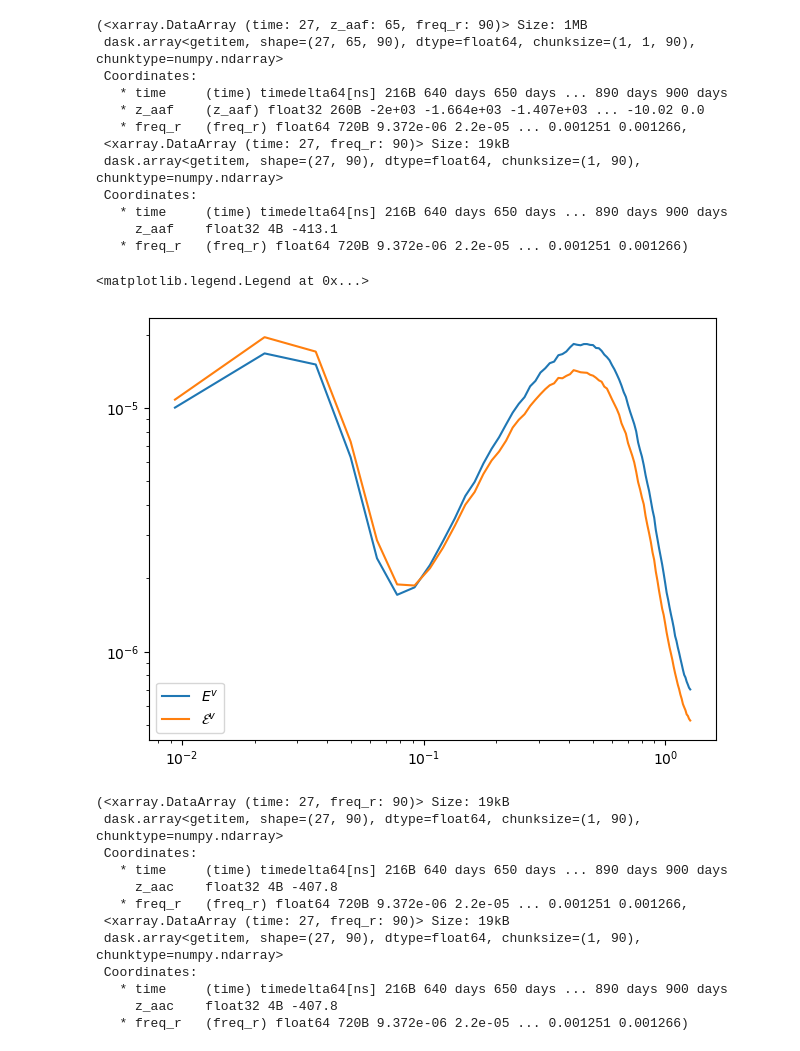
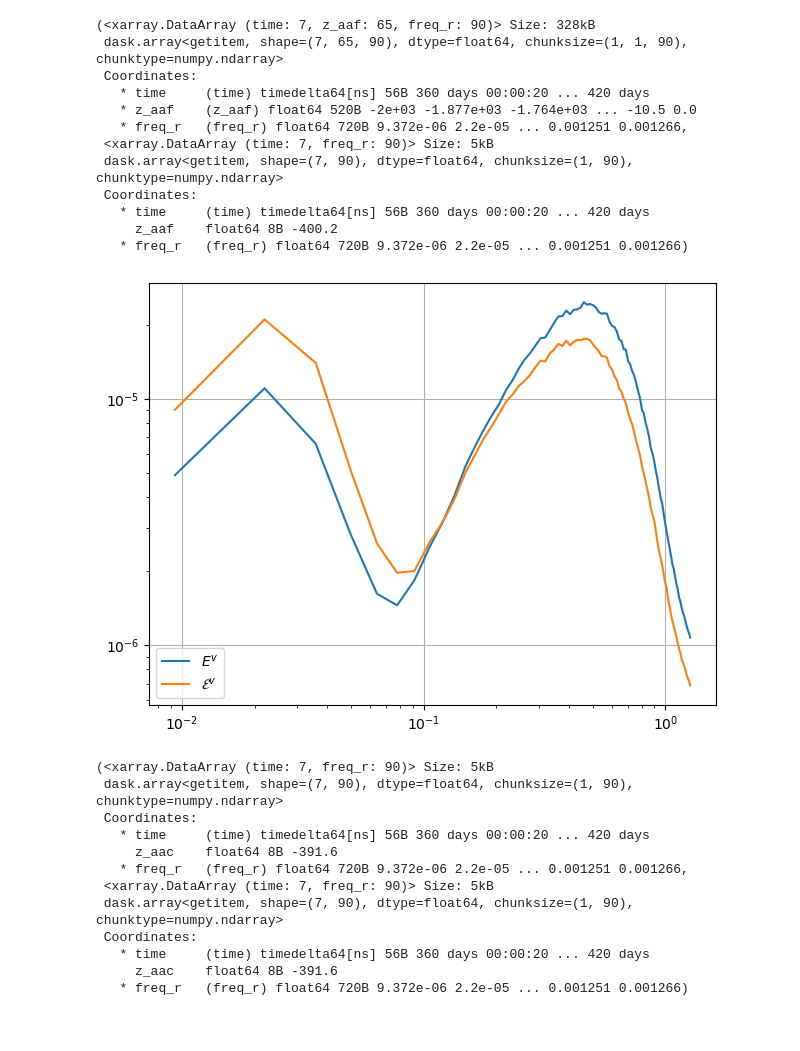
Before and after one commit to roxyboy/LES_ResidualEddies, a Jupyter notebook: Spectra.ipynb, the cells around one changed output. Cells and saved outputs as stored; diff of their text form; code cells hidden in the pictures.

```diff
--- a/Spectra.ipynb
+++ b/Spectra.ipynb
@@ -30,7 +24,7 @@ bdir = "/app/Oceananigans/barotropic/"
 dt = 20.
 f0 = 1e-4
 
-iiter = 4
+iiter = 2
 # ds = xr.open_zarr(op.join(ddir,
 #             "ocean_wind_mixing_and_convection/bottom-drag/Z1km/"
 #             + "384x384x64/Q200/output.%04d.zarr" % iiter
@@ -38,7 +32,7 @@ iiter = 4
 #                  )
 ds = xr.open_dataset(op.join(ddir,
                      "ocean_wind_mixing_and_convection/"
-                     + "bottom-drag/Z2km/512x512x64/Q200/spinup.%04d.nc"
+                     + "bottom-drag/Z2km/512x512x64/Q200/spinup.v1.12.%04d.nc"
                              % iiter
                             ),
                      chunks={"z_aaf":-1,"z_aac":-1,
@@ -83,5 +77,6 @@ To opt-in to future behavior, set `decode_timedelta=False`.
    * center   z_aac --> outer
    * outer    z_aaf --> center)
 # %%
-ds.isel(z_aac=23)
+izc = 32
+ds.isel(z_aac=izc)
 # %% [output]
@@ -177,8 +172,6 @@ vp = (ds.v - ds.v.mean("time")
      ).chunk({"z_aac":1,"y_afa":-1,"x_caa":-1})
 wp = (ds.w - ds.w.mean("time")
      ).chunk({"z_aaf":-1,"y_aca":-1, "x_caa":-1})
-# %%
-izc = 23
 # %%
 Fup = xrft.isotropic_power_spectrum(up,
                                     dim=["y_aca","x_faa"], detrend="constant",
@@ -235,29 +227,29 @@ Fws = xrft.isotropic_power_spectrum(dspp.wflat.isel(z_aaf=izc),
                                    )
 Fwp, Fws
 # %% [output]
-(<xarray.DataArray (time: 27, z_aaf: 65, freq_r: 90)> Size: 1MB
- dask.array<getitem, shape=(27, 65, 90), dtype=float64, chunksize=(1, 1, 90), chunktype=numpy.ndarray>
+(<xarray.DataArray (time: 7, z_aaf: 65, freq_r: 90)> Size: 328kB
+ dask.array<getitem, shape=(7, 65, 90), dtype=float64, chunksize=(1, 1, 90), chunktype=numpy.ndarray>
  Coordinates:
-   * time     (time) timedelta64[ns] 216B 640 days 650 days ... 890 days 900 days
-   * z_aaf    (z_aaf) float32 260B -2e+03 -1.664e+03 -1.407e+03 ... -10.02 0.0
+   * time     (time) timedelta64[ns] 56B 360 days 00:00:20 ... 420 days
+   * z_aaf    (z_aaf) float64 520B -2e+03 -1.877e+03 -1.764e+03 ... -10.5 0.0
    * freq_r   (freq_r) float64 720B 9.372e-06 2.2e-05 ... 0.001251 0.001266,
- <xarray.DataArray (time: 27, freq_r: 90)> Size: 19kB
- dask.array<getitem, shape=(27, 90), dtype=float64, chunksize=(1, 90), chunktype=numpy.ndarray>
+ <xarray.DataArray (time: 7, freq_r: 90)> Size: 5kB
+ dask.array<getitem, shape=(7, 90), dtype=float64, chunksize=(1, 90), chunktype=numpy.ndarray>
  Coordinates:
-   * time     (time) timedelta64[ns] 216B 640 days 650 days ... 890 days 900 days
-     z_aaf    float32 4B -413.1
+   * time     (time) timedelta64[ns] 56B 360 days 00:00:20 ... 420 days
+     z_aaf    float64 8B -400.2
    * freq_r   (freq_r) float64 720B 9.372e-06 2.2e-05 ... 0.001251 0.001266)
 # %%
 fig, ax = plt.subplots()
 fig.set_tight_layout(True)
 ax.plot(Fwp.freq_r*1e3, Fwp.isel(z_aaf=izc).mean("time"), label=r"$E^v$")
 ax.plot(Fws.freq_r*1e3, Fws.mean("time"), label=r"$\mathcal{E}^v$")
 ax.set_xscale("log")
 ax.set_yscale("log")
 ax.legend(loc="lower left")
+ax.grid(True)
 # %% [output]
-<matplotlib.legend.Legend at 0x...>
-[figure, old version]
+[figure, new version]
 # %%
 Zp = xrft.isotropic_power_spectrum(dspp.Pip.isel(z_aac=izc).chunk({"y_aca":-1,"x_caa":-1}),
                                    dim=["y_aca","x_caa"], detrend="constant",
@@ -269,17 +261,17 @@ Zs = xrft.isotropic_power_spectrum(dspp.Piflat.isel(z_aac=izc).chunk({"y_aca":-1
                                   )
 Zp, Zs
 # %% [output]
-(<xarray.DataArray (time: 27, freq_r: 90)> Size: 19kB
- dask.array<getitem, shape=(27, 90), dtype=float64, chunksize=(1, 90), chunktype=numpy.ndarray>
+(<xarray.DataArray (time: 7, freq_r: 90)> Size: 5kB
+ dask.array<getitem, shape=(7, 90), dtype=float64, chunksize=(1, 90), chunktype=numpy.ndarray>
  Coordinates:
-   * time     (time) timedelta64[ns] 216B 640 days 650 days ... 890 days 900 days
-     z_aac    float32 4B -407.8
+   * time     (time) timedelta64[ns] 56B 360 days 00:00:20 ... 420 days
+     z_aac    float64 8B -391.6
    * freq_r   (freq_r) float64 720B 9.372e-06 2.2e-05 ... 0.001251 0.001266,
- <xarray.DataArray (time: 27, freq_r: 90)> Size: 19kB
- dask.array<getitem, shape=(27, 90), dtype=float64, chunksize=(1, 90), chunktype=numpy.ndarray>
+ <xarray.DataArray (time: 7, freq_r: 90)> Size: 5kB
+ dask.array<getitem, shape=(7, 90), dtype=float64, chunksize=(1, 90), chunktype=numpy.ndarray>
  Coordinates:
-   * time     (time) timedelta64[ns] 216B 640 days 650 days ... 890 days 900 days
-     z_aac    float32 4B -407.8
+   * time     (time) timedelta64[ns] 56B 360 days 00:00:20 ... 420 days
+     z_aac    float64 8B -391.6
    * freq_r   (freq_r) float64 720B 9.372e-06 2.2e-05 ... 0.001251 0.001266)
 # %%
 fig, ax = plt.subplots()
```
Also changed, not shown: parts of 12 cells of this notebook.
